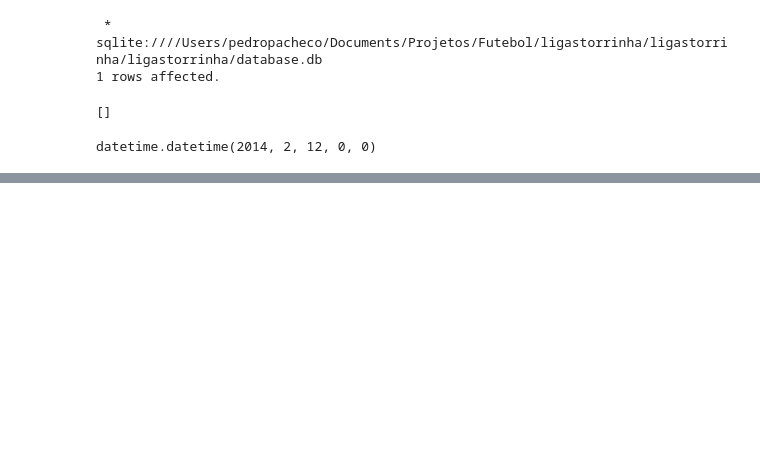
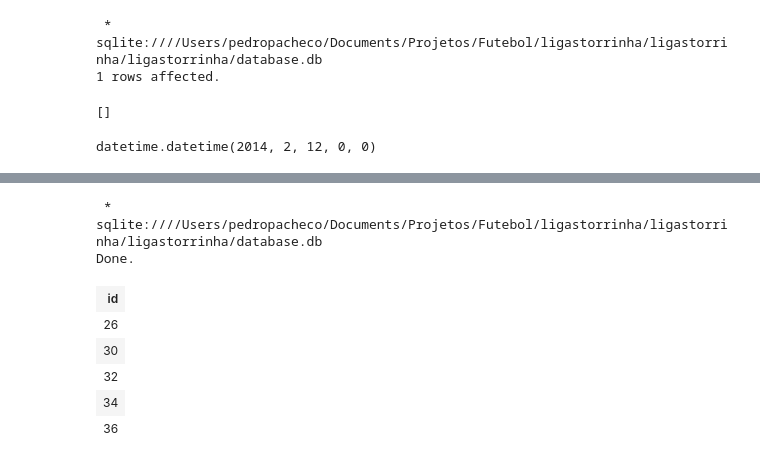
Before and after one commit to pedropacheco95/ligastorrinha, a Jupyter notebook: ligastorrinha/Untitled.ipynb, the cells around one changed output, grey strips where cells are left out. Cells and saved outputs as stored; diff of their text form; code cells hidden in the pictures; blank space fills up the shorter version.

```diff
--- a/ligastorrinha/Untitled.ipynb
+++ b/ligastorrinha/Untitled.ipynb
@@ -82,0 +97,12 @@ ADD has_ended BOOLEAN NOT NULL CHECK (has_ended IN (0, 1));
+# %%
+%%sql
+SELECT id FROM games WHERE edition_id=4
+# %% [output]
+ * sqlite:////Users/pedropacheco/Documents/Projetos/Futebol/ligastorrinha/ligastorrinha/ligastorrinha/database.db
+Done.
+| id |
+| 26 |
+| 30 |
+| 32 |
+| 34 |
+| 36 |
```
Also changed, not shown: parts of 9 cells of this notebook, 3 other files.
